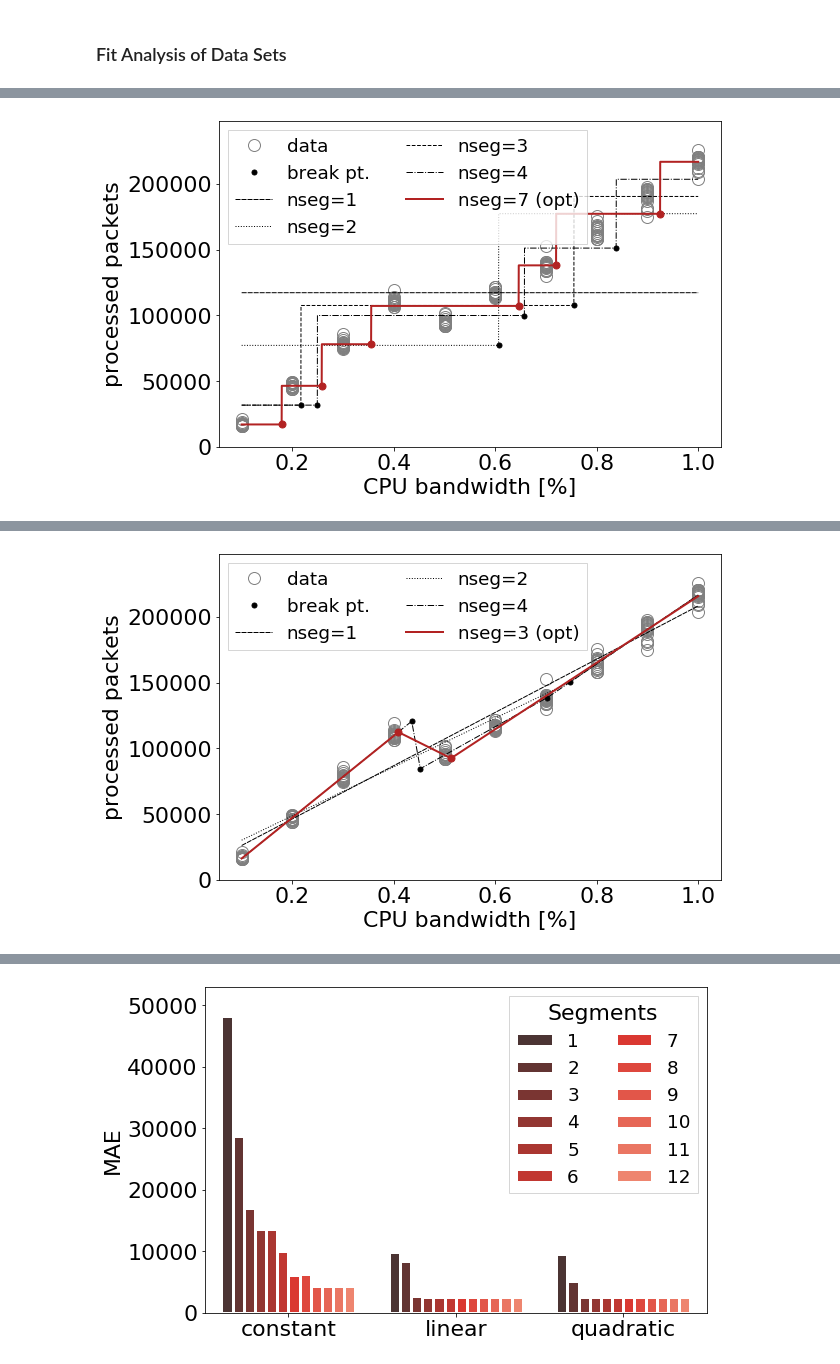
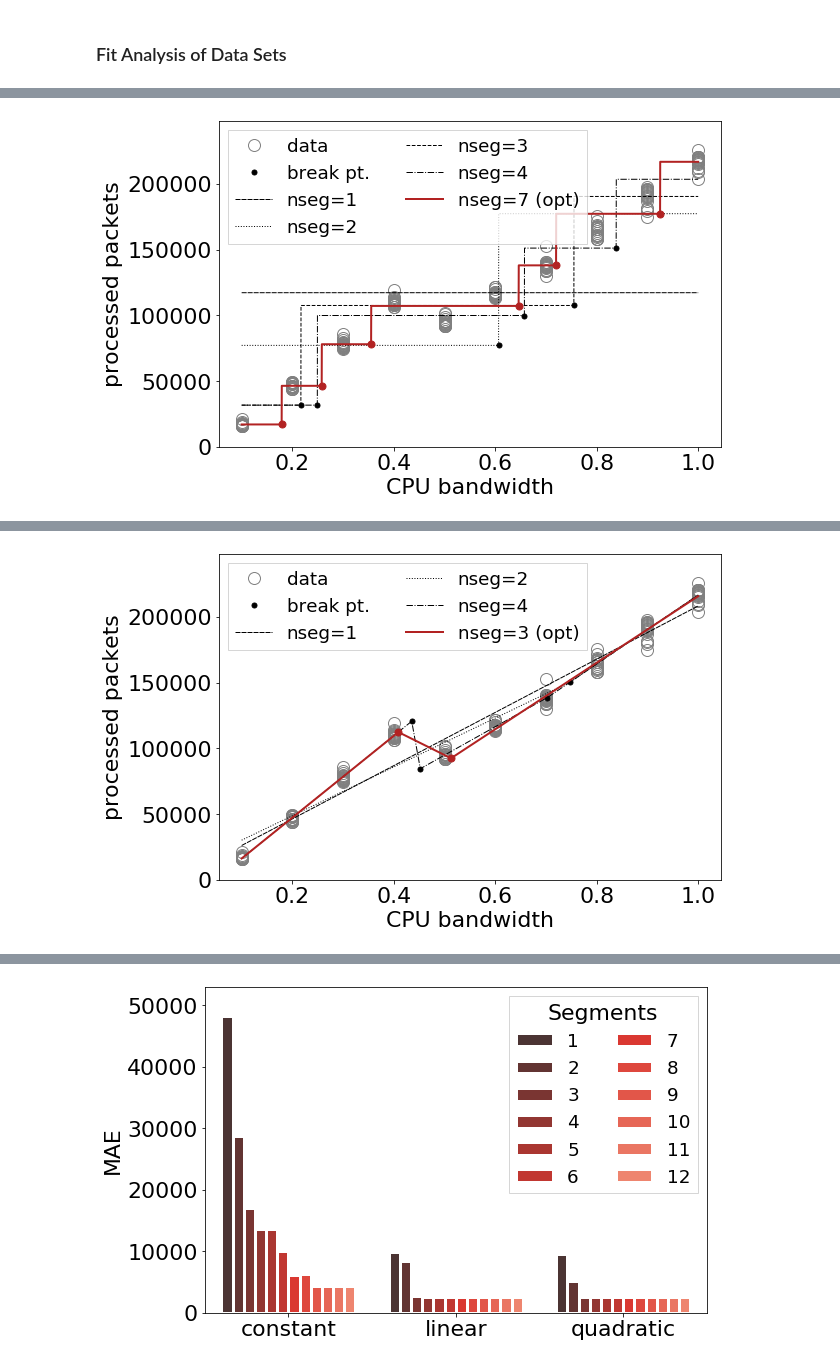
Before and after one commit to sndzoo/analysis, a Jupyter notebook: pwl_approx_analysis-optimization.ipynb, the cells around one changed output, grey strips where cells are left out. Saved outputs shown, nothing was run; the diff lists cells and outputs as text; code cells hidden in the pictures.

```diff
--- a/pwl_approx_analysis-optimization.ipynb
+++ b/pwl_approx_analysis-optimization.ipynb
@@ -577,7 +577,7 @@ def analyse_errors(data):
 ### Fit Analysis of Data Sets
 # %%
 d = select(dfs[0].copy(), {"flow_size": 0, "ruleset": 2, "memory": 256})
-df_err = analyse_fits(d, "cpu_bw", "ids_pkts", name="ds-sec01", x_label="CPU bandwidth [%]", y_label="processed packets")
+df_err = analyse_fits(d, "cpu_bw", "ids_pkts", name="ds-sec01", x_label="CPU bandwidth", y_label="processed packets")
 df_err
 # %% [output]
 PWLF degree=0
@@ -592,12 +592,12 @@ num acquisition: 1, time elapsed: 0.66s
 Optimum number of line segments: [7.]
 Function value: 0.0827161936150656
 PWLF fit: label=1, nseg=1, MAE=48207.509375, MSE=3513412826.7698436, EVS=0.0, R^2=0.0
 ... (7 lines left out)
 PWLF fit: label=10, nseg=10, MAE=4289.292500000001, MSE=36623820.232593745, EVS=0.9895759985978463, R^2=0.9895759985978463
 PWLF fit: label=11, nseg=11, MAE=4401.795833333348, MSE=38060712.670354165, EVS=0.9891670251840725, R^2=0.9891670251840725
 PWLF fit: label=12, nseg=12, MAE=4401.795833333328, MSE=38060712.670354165, EVS=0.9891670251840725, R^2=0.9891670251840725
 PWLF fit: label=7 (opt), nseg=7, MAE=6146.455208333331, MSE=71664762.49413542, EVS=0.9796025215288969, R^2=0.9796025215288969
-[figure, old version]
+[figure, new version]
 PWLF degree=1
 Running optimizer ...
 Objective: [0.067539]
@@ -615,7 +615,7 @@ PWLF fit: label=10, nseg=10, MAE=2546.600983404312, MSE=13484179.165864179, EVS=
 PWLF fit: label=11, nseg=11, MAE=2538.3912500000133, MSE=13482017.2005625, EVS=0.9961627005235939, R^2=0.9961627005235939
 PWLF fit: label=12, nseg=12, MAE=2538.3912499999115, MSE=13482017.2005625, EVS=0.9961627005235939, R^2=0.9961627005235939
 PWLF fit: label=3 (opt), nseg=3, MAE=2700.3182254303842, MSE=14552032.510606341, EVS=0.9958581489770488, R^2=0.9958581489770488
-[figure, old version]
+[figure, new version]
 PWLF degree=2
 Running optimizer ...
 Objective: [0.05253505]
```
Also changed, not shown: parts of 4 cells of this notebook, 14 other files.
